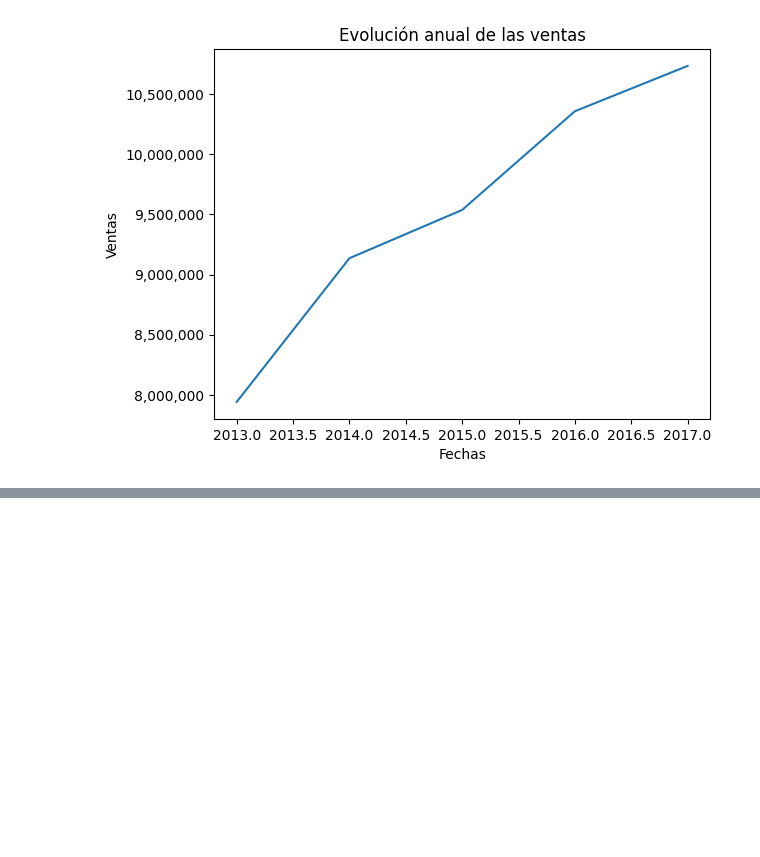
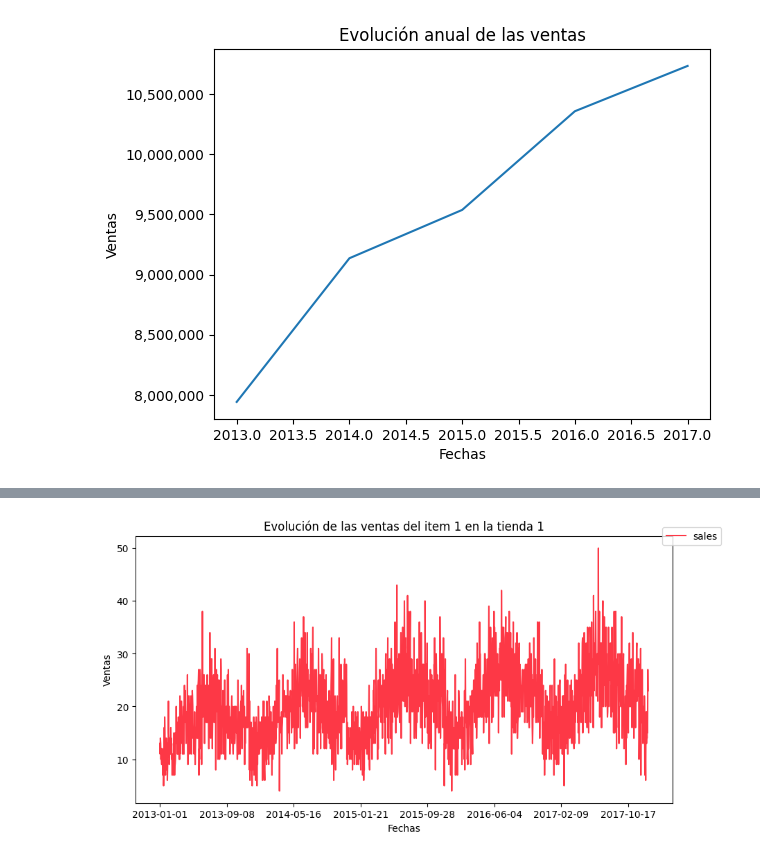
Before and after one commit to where-are-the-avocados/Data-Analysis, a Jupyter notebook: project_n1.ipynb, the cells around one changed output, grey strips where cells are left out. Drawn from its saved outputs; the diff is of its cells as text; code cells hidden in the pictures; blank space fills up the shorter version.

```diff
--- a/project_n1.ipynb
+++ b/project_n1.ipynb
@@ -24,4 +24,5 @@ import pandas as pd
 import seaborn as sns
 import matplotlib.pyplot as plt
 # %%
-df = pd.read_csv("E:/Repo GitHub/Data Analysis/banco.csv")
+train = pd.read_csv("E:/Repo GitHub/Data Analysis/datasets/train.csv")
+test = pd.read_csv("E:/Repo GitHub/Data Analysis/datasets/test.csv")
@@ -120,4 +28,0 @@ Text(0.5, 1.0, 'Relación entre edad y el nivel de estudios')
-# %%
-sns.set(rc = {'figure.figsize':(20,10)})
-sns.set(font_scale=1.0)
-sns.countplot(x="edad",data=df).set_title("Cantidad de edades")
@@ -224,5 +29,3 @@ sns.jointplot(data=df,x="Education",y="Mortgage",hue="Card_expenses")
-# %%
-train = pd.read_csv("E:/Repo GitHub/Data Analysis/train.csv")
 # %%
 train
 # %% [output]
@@ -354,0 +234,9 @@ plt.gca().set_yticklabels(["{:,.0f}".format(x) for x in current_values])
+# %%
+train.loc[(train["store"]==1) & (train["item"]==1)].plot(x="date", y="sales", legend = None, figsize=(10,5), color =("#fd3846"))
+plt.xlabel("Fechas")
+plt.ylabel("Ventas")
+plt.title("Evolución de las ventas del item 1 en la tienda 1")
+# plt.xticks(rotation=45)
+plt.show()
+# %% [output]
+[figure, added]
```
Also changed, not shown: parts of 27 cells of this notebook, 3 other files.
